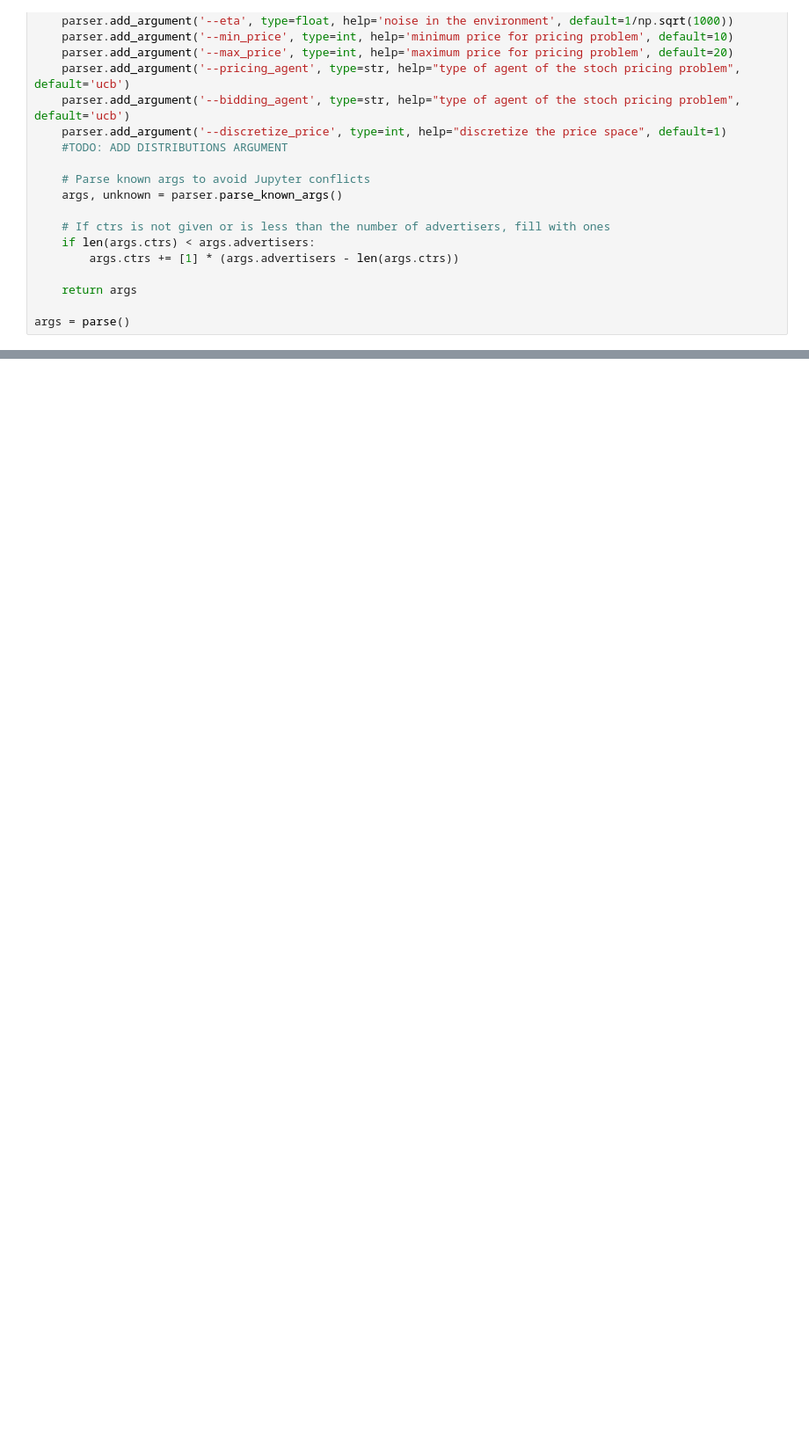
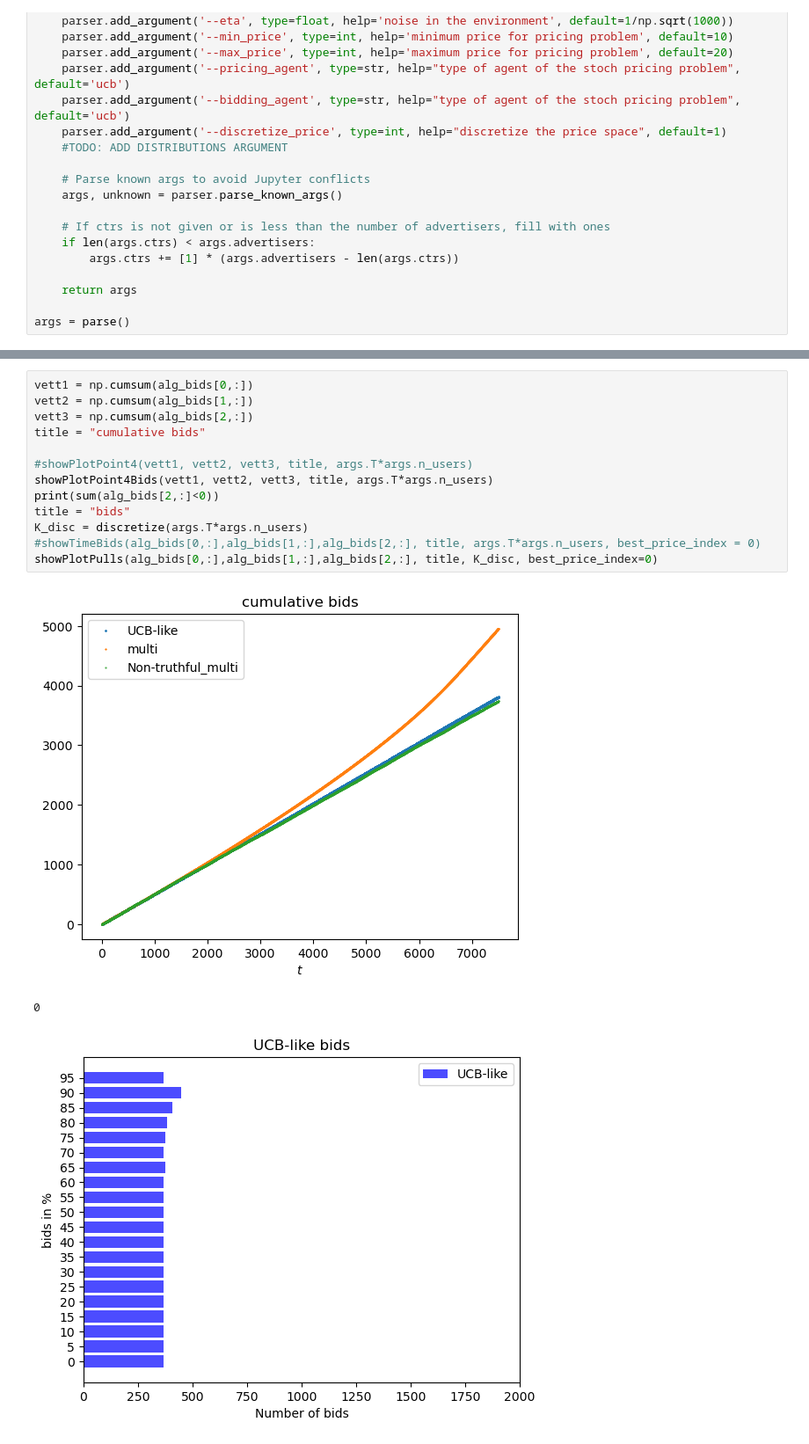
Before and after one commit to PaoloBiolghini/OnlineLearningProject, a Jupyter notebook: jupiter_point4.ipynb, the cells around one changed output, grey strips where cells are left out. Shown at 88% size. Saved outputs shown, nothing was run; the diff lists cells and outputs as text; blank space fills up the shorter version.

```diff
--- a/jupiter_point4.ipynb
+++ b/jupiter_point4.ipynb
@@ -492,0 +729,17 @@ showPlotPoint4(vett1, vett2, vett3, title,args.T*args.n_users)
+# %%
+vett1 = np.cumsum(alg_bids[0,:])
+vett2 = np.cumsum(alg_bids[1,:])
+vett3 = np.cumsum(alg_bids[2,:])
+title = "cumulative bids"
+
+#showPlotPoint4(vett1, vett2, vett3, title, args.T*args.n_users)
+showPlotPoint4Bids(vett1, vett2, vett3, title, args.T*args.n_users)
+print(sum(alg_bids[2,:]<0))
+title = "bids"
+K_disc = discretize(args.T*args.n_users)
+#showTimeBids(alg_bids[0,:],alg_bids[1,:],alg_bids[2,:], title, args.T*args.n_users, best_price_index = 0)
+showPlotPulls(alg_bids[0,:],alg_bids[1,:],alg_bids[2,:], title, K_disc, best_price_index=0)
+# %% [output]
+[figure, added]
+0
+[figure, added]
```
Also changed, not shown: parts of 13 cells of this notebook.
